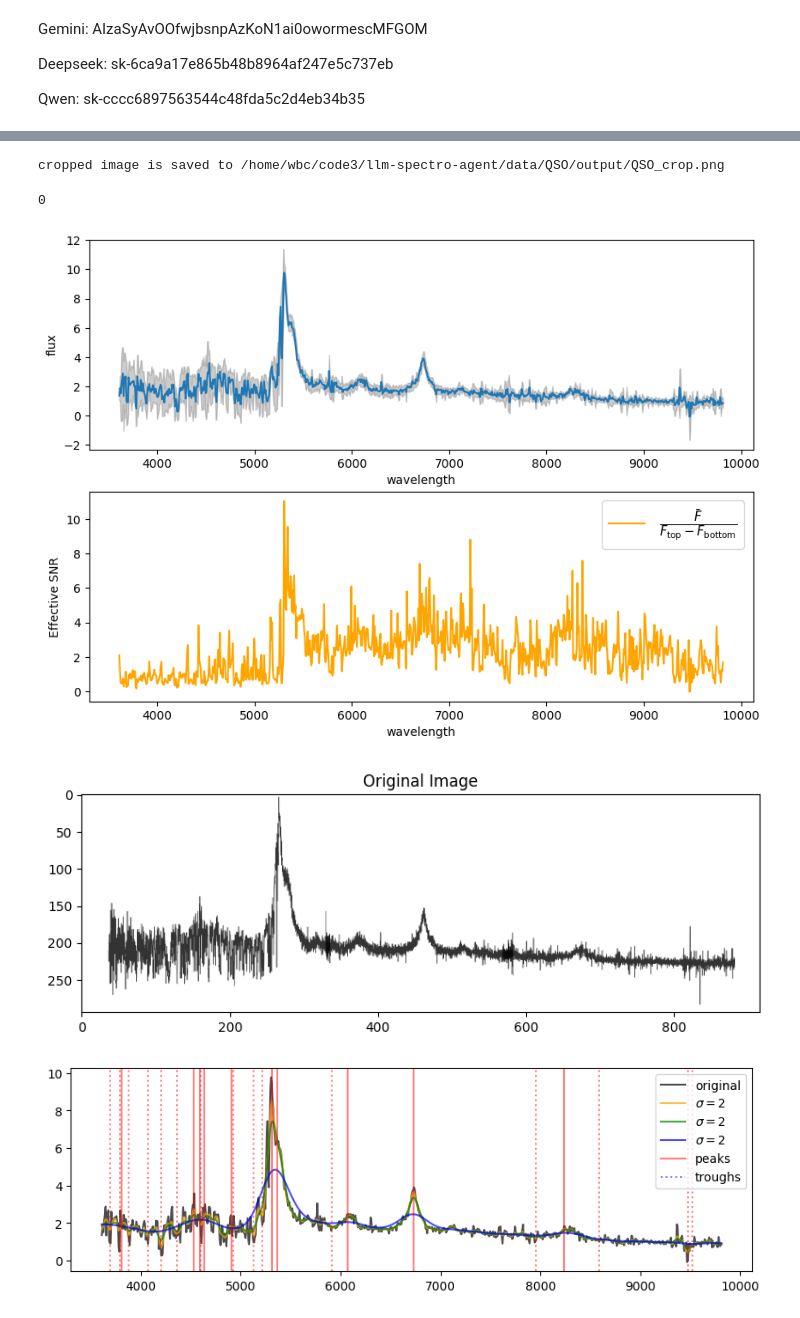
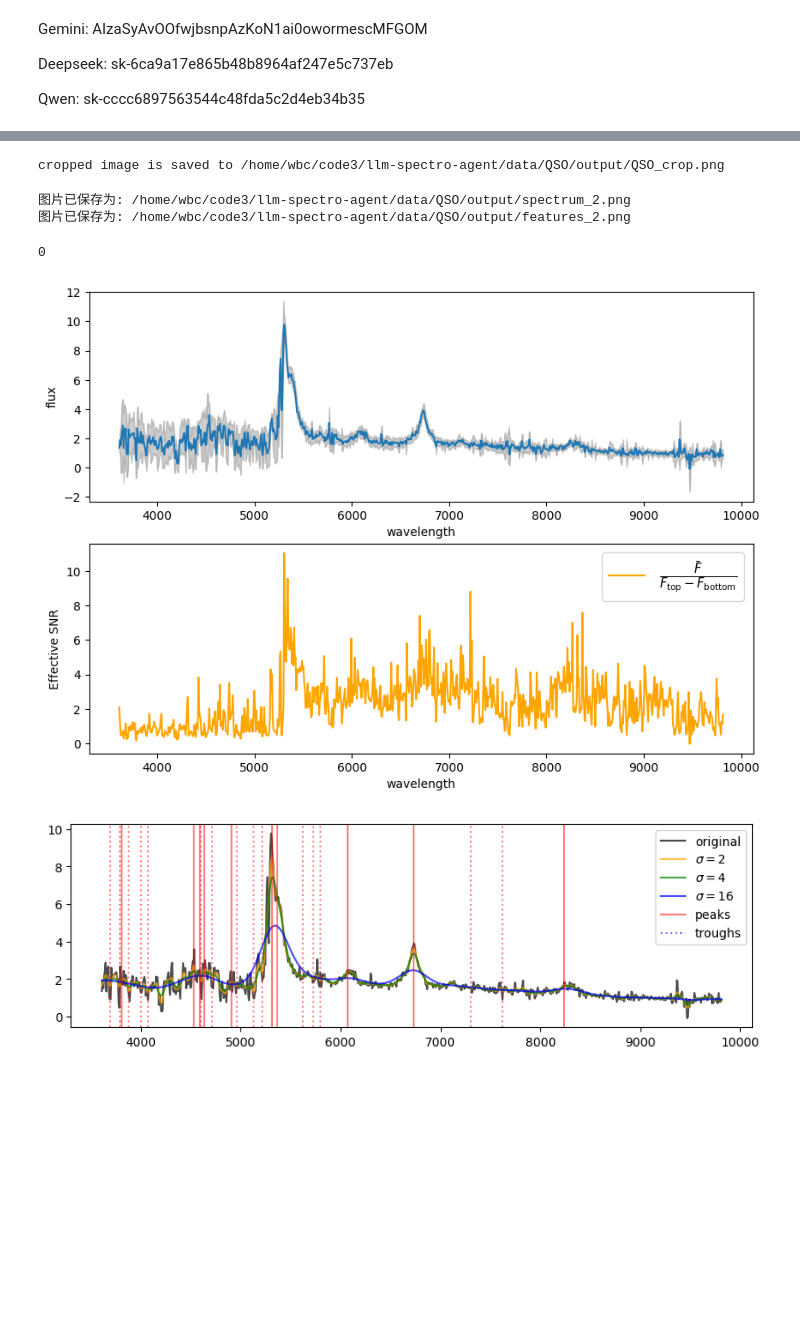
Before and after one commit to mynamesnoname/AstroAgent, a Jupyter notebook: debug.ipynb, the cells around one changed output, grey strips where cells are left out. Cells and saved outputs as stored; diff of their text form; code cells hidden in the pictures; blank space fills up the shorter version.

```diff
--- a/debug.ipynb
+++ b/debug.ipynb
@@ -50,6 +83,7 @@ crop_path = os.path.join(output_path, f"{input_name}_crop.png")
 ctx = SpectroContext()
 
 ctx.image_path = image_path
+ctx.output_path = output_path
 ctx.crop_path = crop_path
 
 vis_llm = ChatOpenAI(
@@ -111,20 +130,19 @@ print(response['messages'][-1].content)
 # %%
 from src.astro_agents import SpectralVisualInterpreter
 
 visual_interpreter = SpectralVisualInterpreter(
     vis_llm=vis_llm,
     main_llm=llm
 )
 # 1 识读数轴与预处理
 # 1.1 使用视觉模型提取坐标轴的文字信息
-await visual_interpreter.run(ctx)
-
-await visual_interpreter.describe_spectrum_picture(ctx)
-
-await visual_interpreter.preliminary_classification(ctx)
+# 注： 这一步结束后，会在ctx里储存两个matplotlib.figure文件 ctx.spectrum_fig 和 ctx.features_fig，
+# 并分别保存至 output_path/spectrum.png 和 output_path/features.png。目前的逻辑是不覆盖现有图片。
+await visual_interpreter.run(ctx, plot=True)
 # %% [output]
 cropped image is saved to /home/wbc/code3/llm-spectro-agent/data/QSO/output/QSO_crop.png
-0
+图片已保存为: /home/wbc/code3/llm-spectro-agent/data/QSO/output/spectrum_2.png
+图片已保存为: /home/wbc/code3/llm-spectro-agent/data/QSO/output/features_2.png
+0
 [figure]
-[figure, old version]
+[figure, new version]
-[figure, removed]
```
Also changed, not shown: parts of 11 cells of this notebook, 12 other files.
